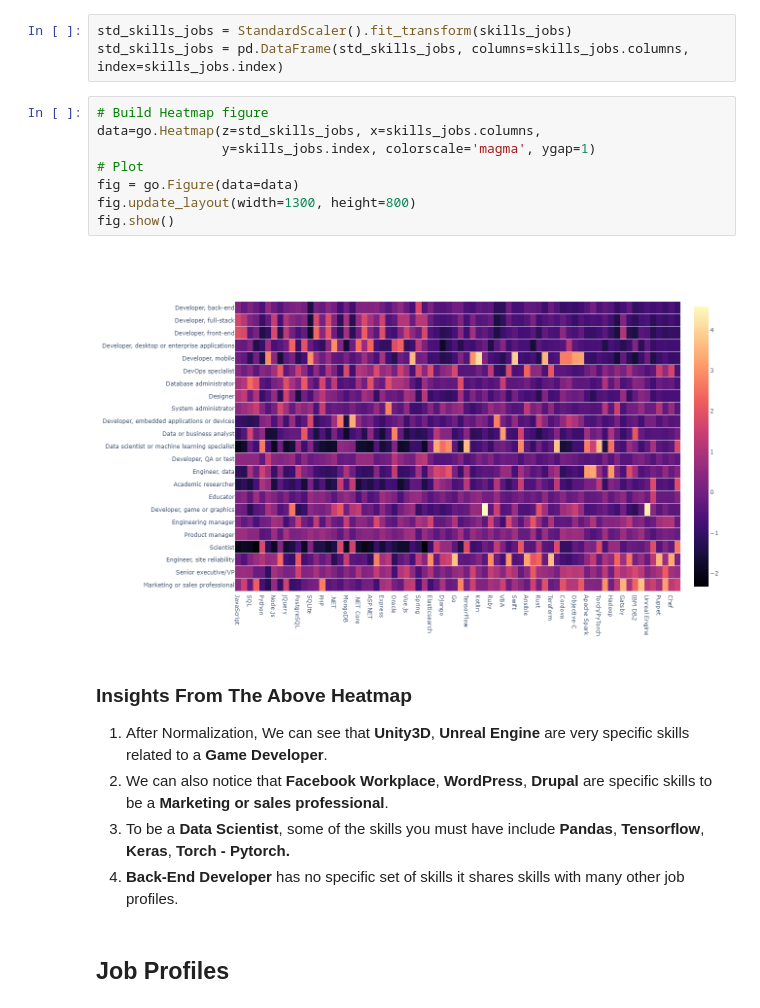
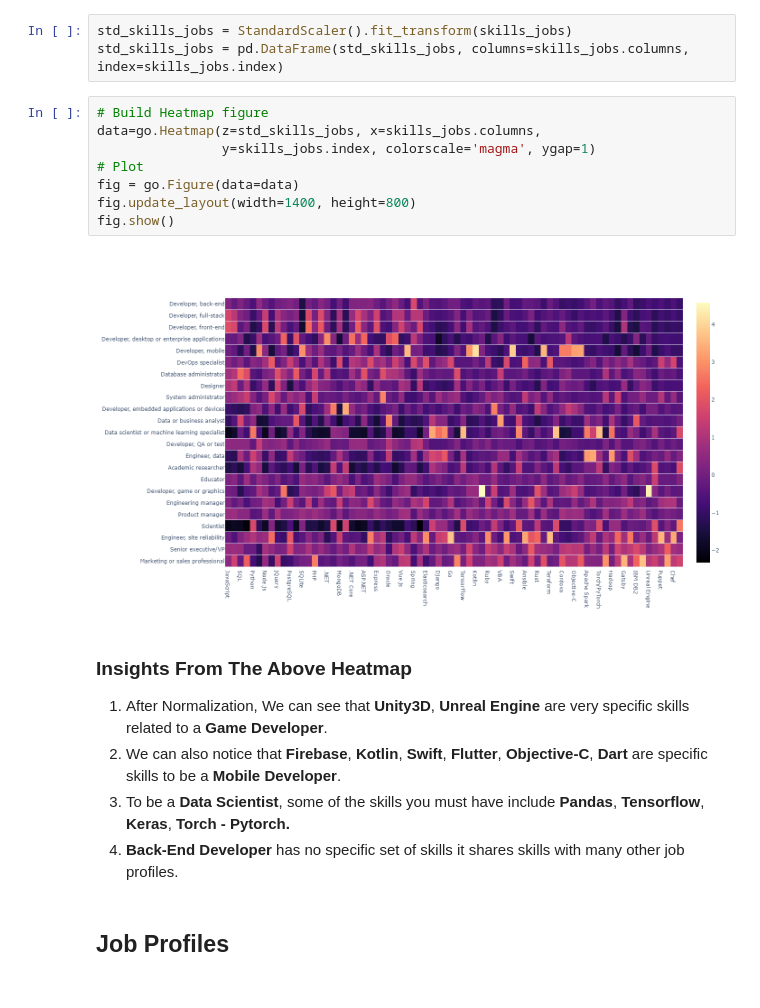
Before and after one commit to ramihani96/StackOverflow_Survey_Analysis, a Jupyter notebook: notebooks/02_Analytics.ipynb, the cells around one changed output. Cells and saved outputs as stored; diff of their text form.

```diff
--- a/notebooks/02_Analytics.ipynb
+++ b/notebooks/02_Analytics.ipynb
@@ -328,17 +328,17 @@ std_skills_jobs = pd.DataFrame(std_skills_jobs, columns=skills_jobs.columns, ind
 # %%
 # Build Heatmap figure
 data=go.Heatmap(z=std_skills_jobs, x=skills_jobs.columns,
                 y=skills_jobs.index, colorscale='magma', ygap=1)
 # Plot
 fig = go.Figure(data=data)
-fig.update_layout(width=1300, height=800)
+fig.update_layout(width=1400, height=800)
 fig.show()
 # %% [output]
-[figure, old version]
+[figure, new version]
 # %% [markdown]
 ### Insights From The Above Heatmap
 1. After Normalization, We can see that __Unity3D__, __Unreal Engine__ are very specific skills related to a __Game Developer__.
-2. We can also notice that __Facebook Workplace__, __WordPress__, __Drupal__ are specific skills to be a __Marketing or sales professional__.
+2. We can also notice that __Firebase__, __Kotlin__, __Swift__, __Flutter__, __Objective-C__, __Dart__ are specific skills to be a __Mobile Developer__.
 3. To be a __Data Scientist__, some of the skills you must have include __Pandas__, __Tensorflow__, __Keras__, __Torch - Pytorch.__
 4. __Back-End Developer__ has no specific set of skills it shares skills with many other job profiles.
 # %% [markdown]
```
Also changed, not shown: parts of 1 cell of this notebook.
